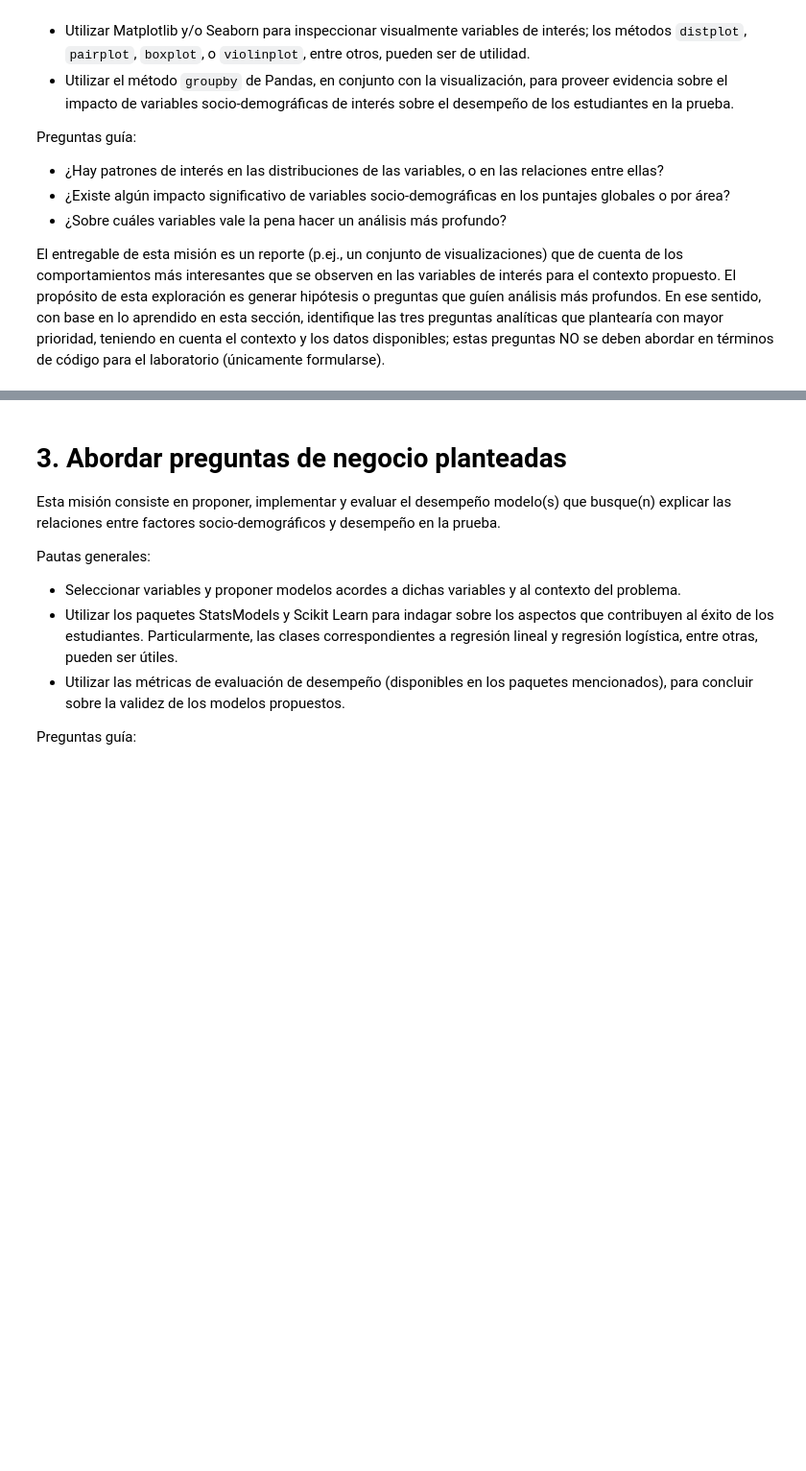
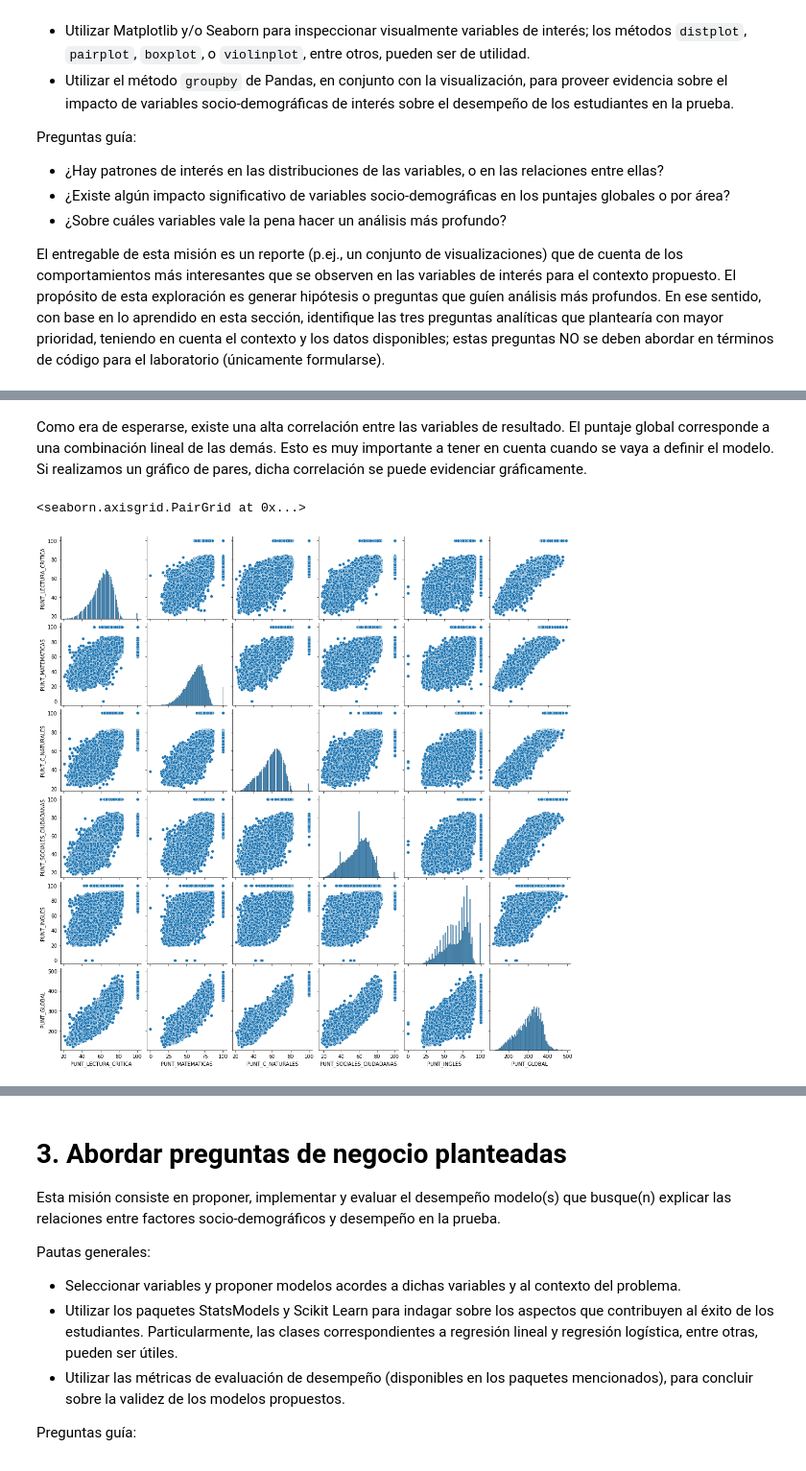
Before and after one commit to camtorr95/MIIA_estudiante_40, a Jupyter notebook: Laboratorios/Lab_2_40.ipynb, the cells around one changed output, grey strips where cells are left out. Shown at 96% size. Drawn from its saved outputs; the diff is of its cells as text; code cells hidden in the pictures; blank space fills up the shorter version.

```diff
--- a/Laboratorios/Lab_2_40.ipynb
+++ b/Laboratorios/Lab_2_40.ipynb
@@ -70,0 +282,7 @@ El entregable de esta misión es un reporte (p.ej., un conjunto de visualizacion
+# %% [markdown]
+Como era de esperarse, existe una alta correlación entre las variables de resultado. El puntaje global corresponde a una combinación lineal de las demás. Esto es muy importante a tener en cuenta cuando se vaya a definir el modelo. Si realizamos un gráfico de pares, dicha correlación se puede evidenciar gráficamente.
+# %%
+sns.pairplot(datos_puntaje)
+# %% [output]
+<seaborn.axisgrid.PairGrid at 0x...>
+[figure, added]
```
Also changed, not shown: parts of 94 cells of this notebook, 5 other files.
